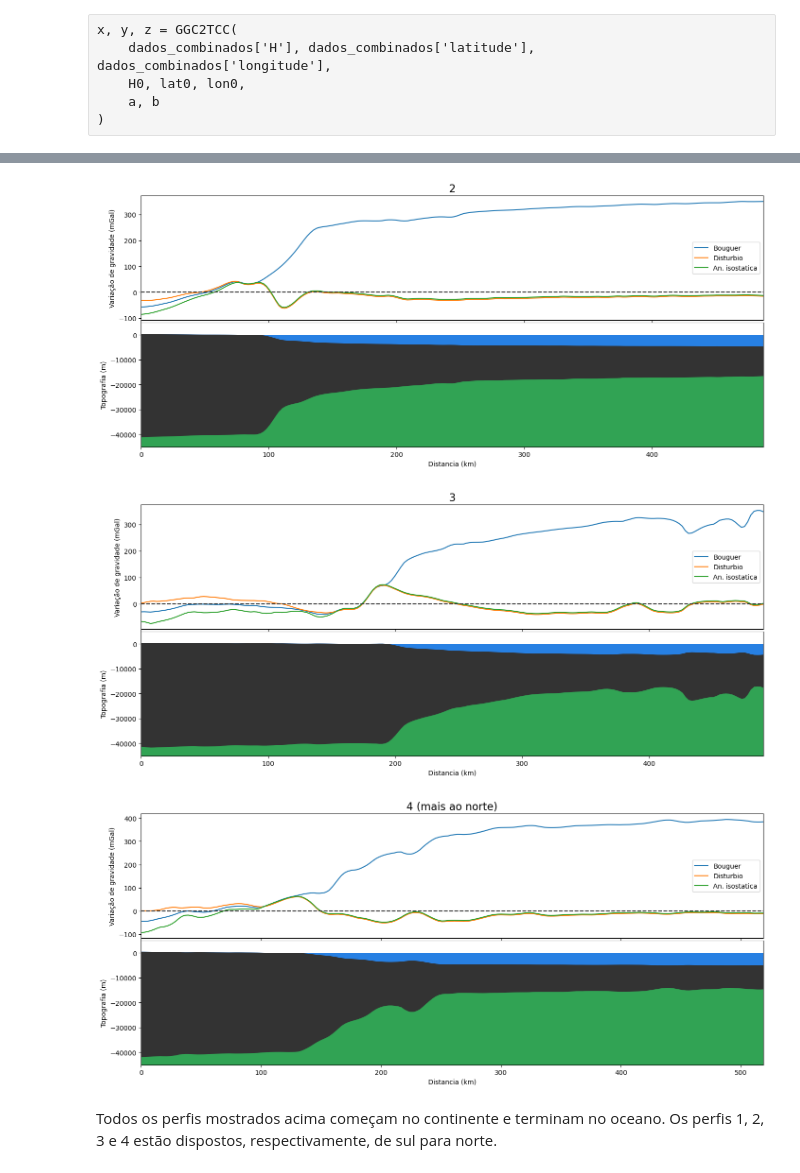
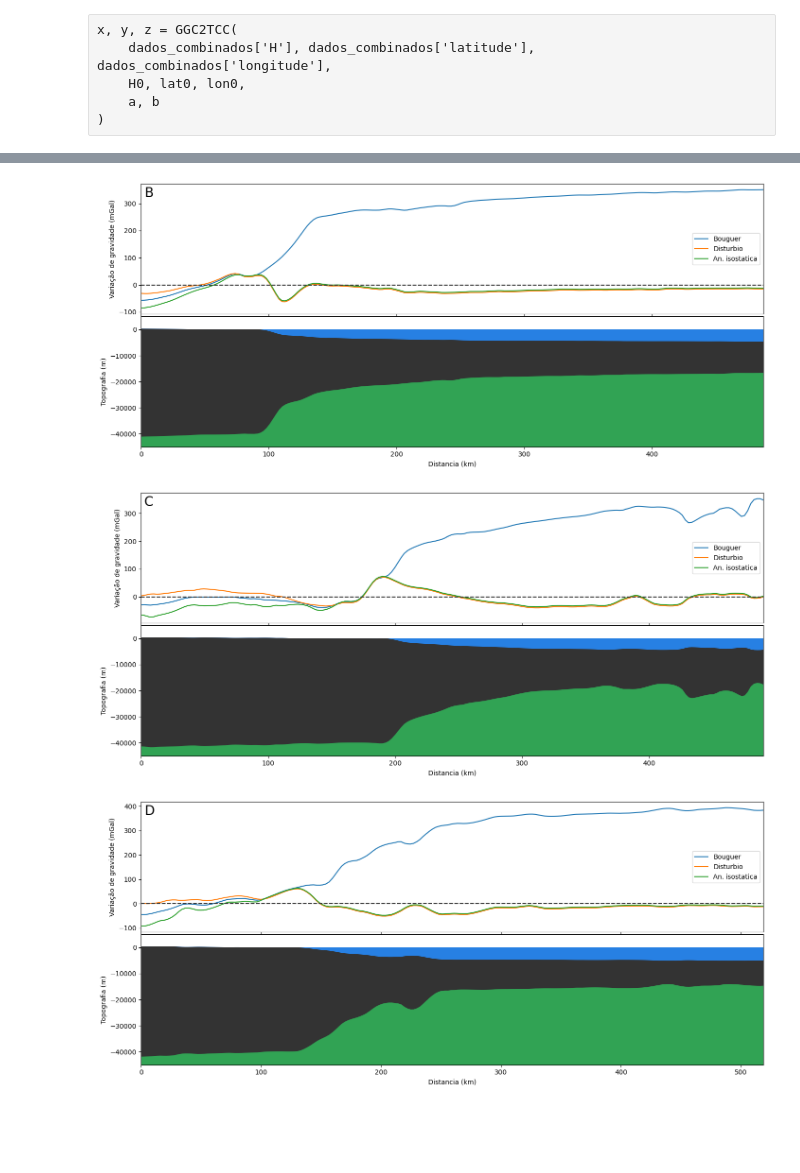
Before and after one commit to birocoles/Intro-grav-mag, a Jupyter notebook: aulas/aula_5c_margem_leste_grav_eigen6c4.ipynb, the cells around one changed output, grey strips where cells are left out. Saved outputs shown, nothing was run; the diff lists cells and outputs as text; code cells hidden in the pictures; blank space fills up the shorter version.

```diff
--- a/aulas/aula_5c_margem_leste_grav_eigen6c4.ipynb
+++ b/aulas/aula_5c_margem_leste_grav_eigen6c4.ipynb
@@ -550,6 +562,10 @@ estados_br.boundary.plot(ax=ax, color=3*(0.4,), lw=0.5)
 # Plota perfis
 perfis_geometry.plot(ax=ax, color='k', lw=2)
 
+for perfil, title in zip(perfis_geometry, ['A', 'B', 'C', 'D']):
+    p0, p1 = perfil.coords
+    ax.annotate(title, xy=(p0[0]+0.3, p0[1]+0.3), xycoords='data', fontsize=16)
+
 ax.set_xlim(area[2], area[3])
 ax.set_ylim(area[0], area[1])
 
@@ -578,6 +594,10 @@ estados_br.boundary.plot(ax=ax, color=3*(0.4,), lw=0.5)
 # Plota perfis
 perfis_geometry.plot(ax=ax, color='k', lw=2)
 
+for perfil, title in zip(perfis_geometry, ['A', 'B', 'C', 'D']):
+    p0, p1 = perfil.coords
+    ax.annotate(title, xy=(p0[0]+0.3, p0[1]+0.3), xycoords='data', fontsize=16)
+
 ax.set_xlim(area[2], area[3])
 ax.set_ylim(area[0], area[1])
 
@@ -608,6 +628,10 @@ estados_br.boundary.plot(ax=ax, color=3*(0.4,), lw=0.5)
 # Plota perfis
 perfis_geometry.plot(ax=ax, color='k', lw=2)
 
+for perfil, title in zip(perfis_geometry, ['A', 'B', 'C', 'D']):
+    p0, p1 = perfil.coords
+    ax.annotate(title, xy=(p0[0]+0.3, p0[1]+0.3), xycoords='data', fontsize=16)
+
 ax.set_xlim(area[2], area[3])
 ax.set_ylim(area[0], area[1])
 
@@ -663,7 +687,6 @@ def plot_profile(profile, nome):
     ax2.set_xlabel('Distancia (km)')
     ax2.set_ylim(-45000., 5000.)
 
-    ax1.set_title(nome, fontsize=16)
     ax1.set_ylabel('Variação de gravidade (mGal)')
     ax1.plot(d, profile['Bouguer'], '-', label='Bouguer')
     ax1.plot(d, profile['disturbio'], '-', label='Disturbio')
@@ -671,10 +694,11 @@ def plot_profile(profile, nome):
     ax1.hlines(0, d.min(), d.max(), linestyles='--', color='#333333')
     ax1.legend(loc='center right')
     ax1.set_xlim(d.min(), d.max())
+    ax1.annotate(nome, xy=(0.005, 0.90), xycoords='axes fraction', fontsize=20)
     plt.tight_layout(h_pad=0, w_pad=0, pad=0)
     plt.show()
 # %%
-nomes = ['1 (mais ao sul)', '2', '3', '4 (mais ao norte)']
+nomes = ['A', 'B', 'C', 'D']
 for nome, perfil in zip(nomes, perfis):
     plot_profile(perfil, nome)
 # %% [output]
@@ -682,5 +706,3 @@ for nome, perfil in zip(nomes, perfis):
-[figure, old version]
+[figure, new version]
-[figure, old version]
+[figure, new version]
-[figure, old version]
+[figure, new version]
-# %% [markdown]
-Todos os perfis mostrados acima começam no continente e terminam no oceano. Os perfis 1, 2, 3 e 4 estão dispostos, respectivamente, de sul para norte.
```
Also changed, not shown: parts of 7 cells of this notebook, 3 other files.
